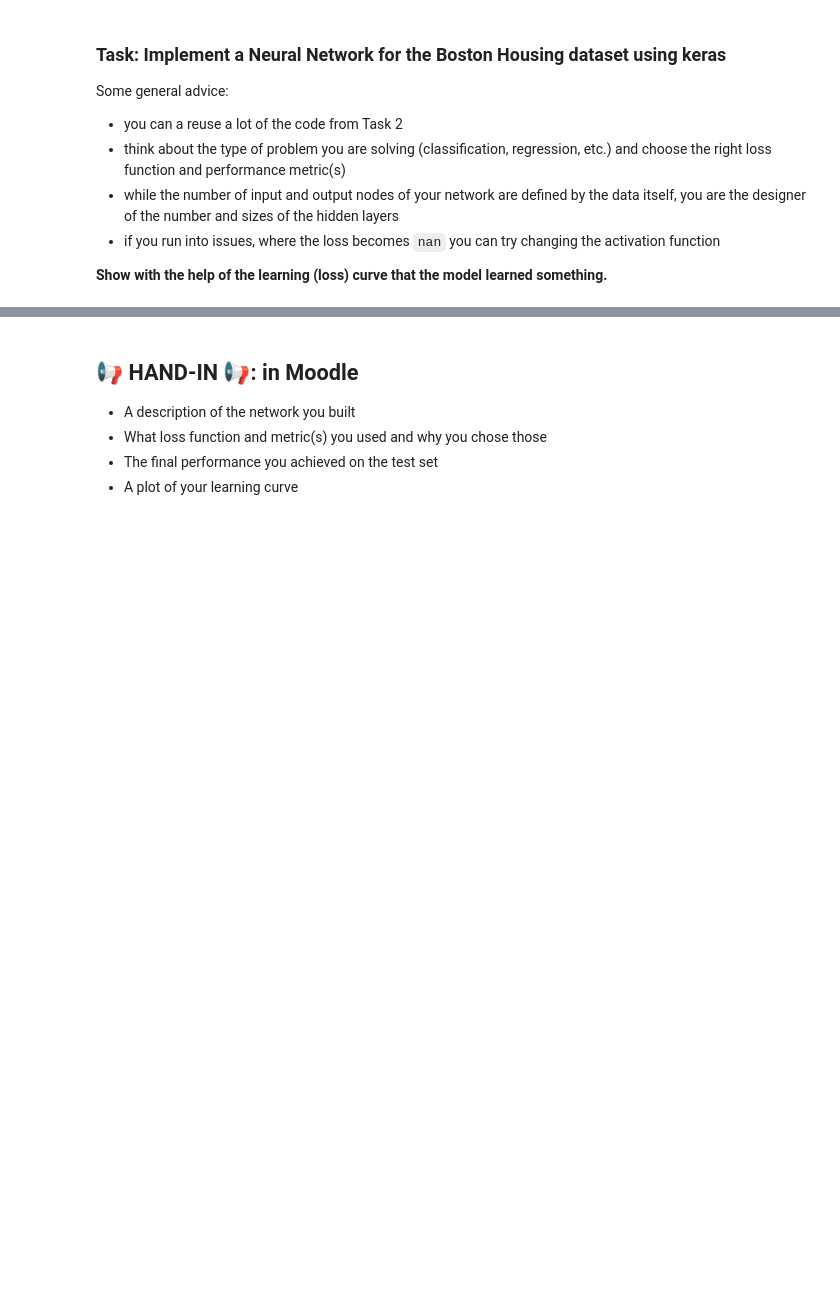
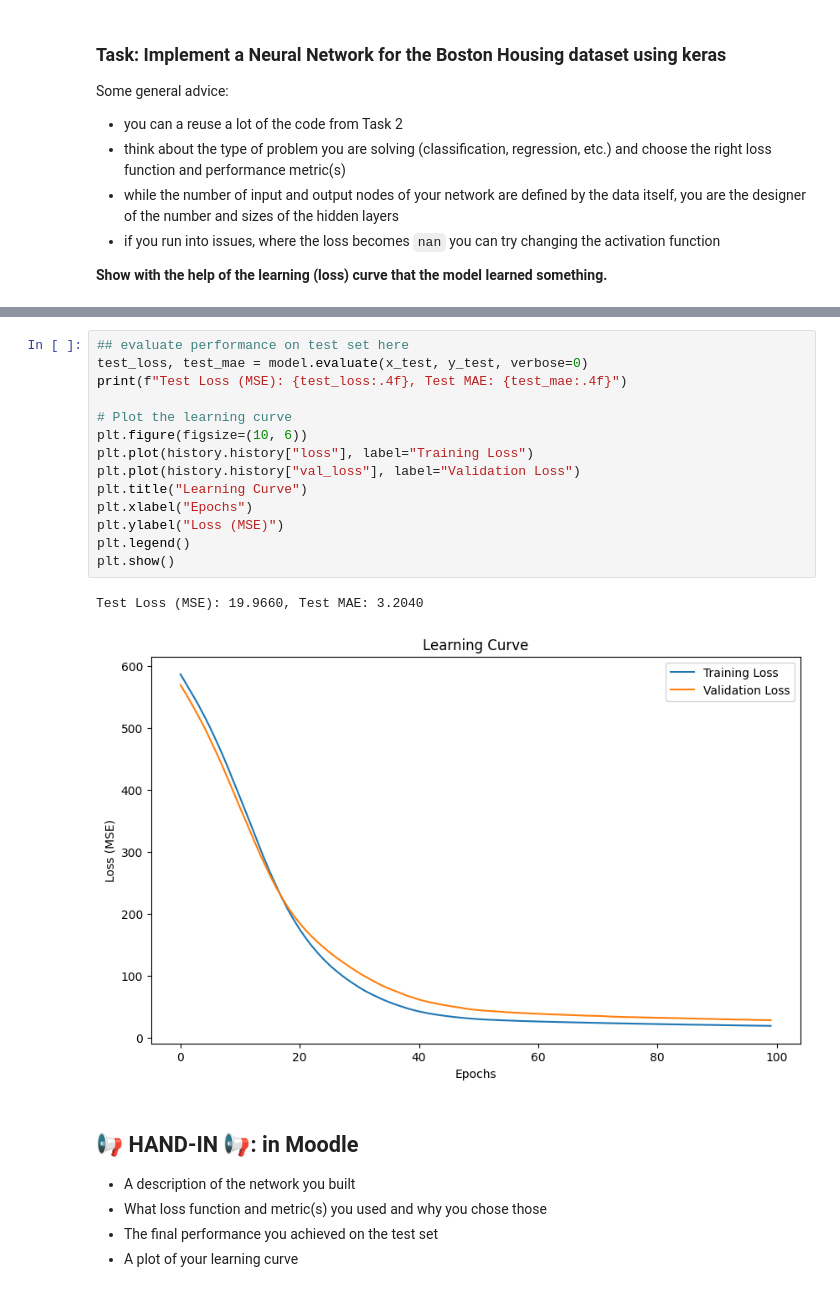
Before and after one commit to BetaTH13/mldm-lab-pub, a Jupyter notebook: L09_Training_NNs_Assignment.ipynb, the cells around one changed output, grey strips where cells are left out. Cells and saved outputs as stored; diff of their text form; blank space fills up the shorter version.

```diff
--- a/L09_Training_NNs_Assignment.ipynb
+++ b/L09_Training_NNs_Assignment.ipynb
@@ -367,3 +562,20 @@ Some general advice:
+# %%
+## evaluate performance on test set here
+test_loss, test_mae = model.evaluate(x_test, y_test, verbose=0)
+print(f"Test Loss (MSE): {test_loss:.4f}, Test MAE: {test_mae:.4f}")
+
+# Plot the learning curve
+plt.figure(figsize=(10, 6))
+plt.plot(history.history["loss"], label="Training Loss")
+plt.plot(history.history["val_loss"], label="Validation Loss")
+plt.title("Learning Curve")
+plt.xlabel("Epochs")
+plt.ylabel("Loss (MSE)")
+plt.legend()
+plt.show()
+# %% [output]
+Test Loss (MSE): 19.9660, Test MAE: 3.2040
+[figure, added]
 # %% [markdown]
 ## 📢 **HAND-IN** 📢: in **Moodle**
 
```
Also changed, not shown: parts of 16 cells of this notebook.
